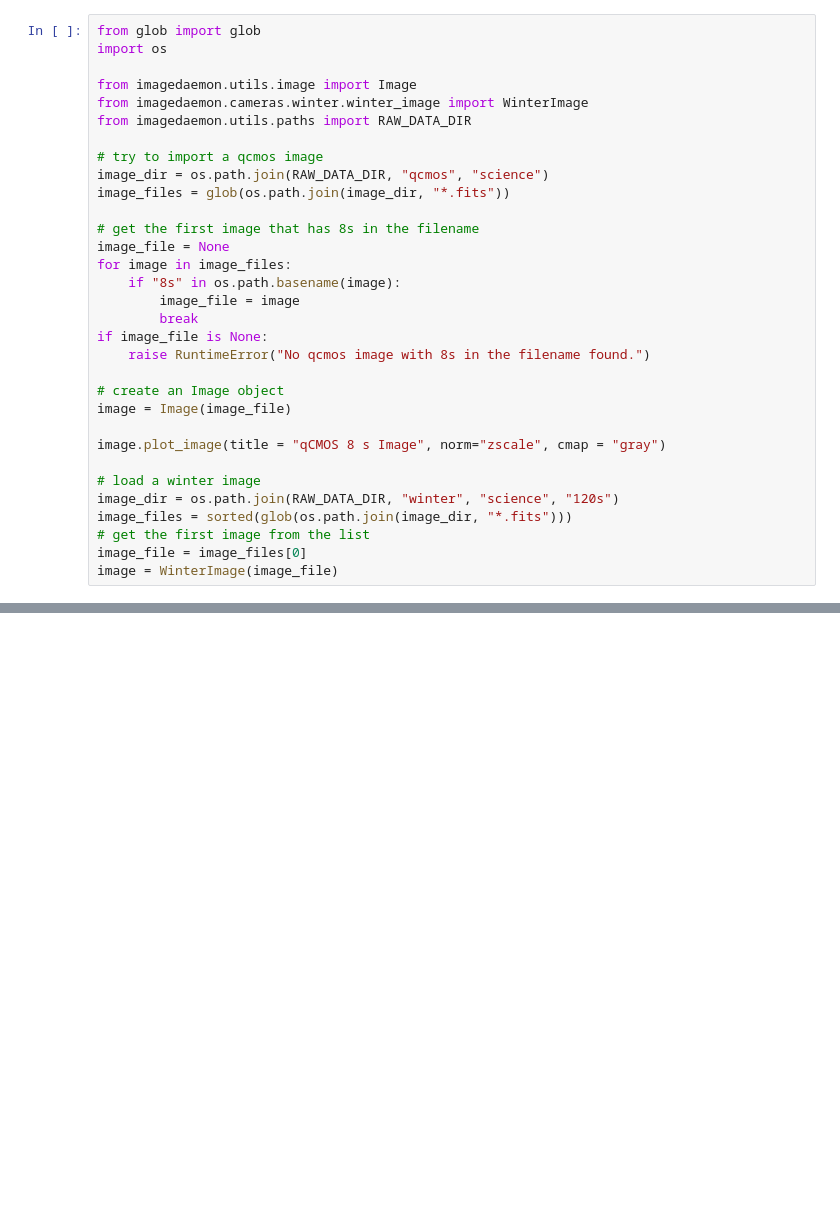
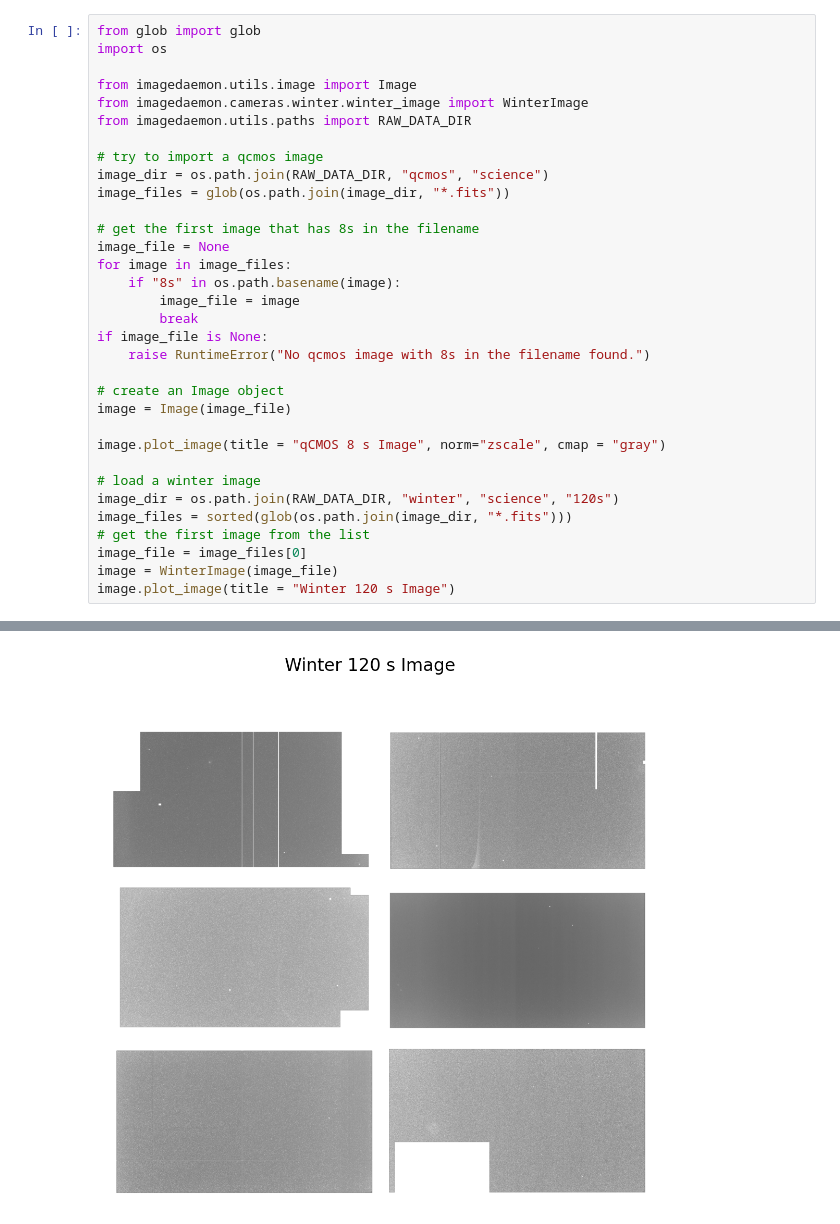
Before and after one commit to winter-telescope/winter-image-daemon, a Jupyter notebook: imagedaemon/notebooks/cameras.ipynb, the cells around one changed output, grey strips where cells are left out. Cells and saved outputs as stored; diff of their text form; blank space fills up the shorter version.

```diff
--- a/imagedaemon/notebooks/cameras.ipynb
+++ b/imagedaemon/notebooks/cameras.ipynb
@@ -5,30 +5,32 @@ import os
 from imagedaemon.utils.image import Image
 from imagedaemon.cameras.winter.winter_image import WinterImage
 from imagedaemon.utils.paths import RAW_DATA_DIR
 
 # try to import a qcmos image
 image_dir = os.path.join(RAW_DATA_DIR, "qcmos", "science")
 image_files = glob(os.path.join(image_dir, "*.fits"))
 
 # get the first image that has 8s in the filename
 image_file = None
 for image in image_files:
     if "8s" in os.path.basename(image):
         image_file = image
         break
 if image_file is None:
     raise RuntimeError("No qcmos image with 8s in the filename found.")
 
 # create an Image object
 image = Image(image_file)
 
 image.plot_image(title = "qCMOS 8 s Image", norm="zscale", cmap = "gray")
 
 # load a winter image
 image_dir = os.path.join(RAW_DATA_DIR, "winter", "science", "120s")
 image_files = sorted(glob(os.path.join(image_dir, "*.fits")))
 # get the first image from the list
 image_file = image_files[0]
 image = WinterImage(image_file)
+image.plot_image(title = "Winter 120 s Image")
 # %% [output]
 [figure]
+[figure, added]
```
Also changed, not shown: 5 other files.
